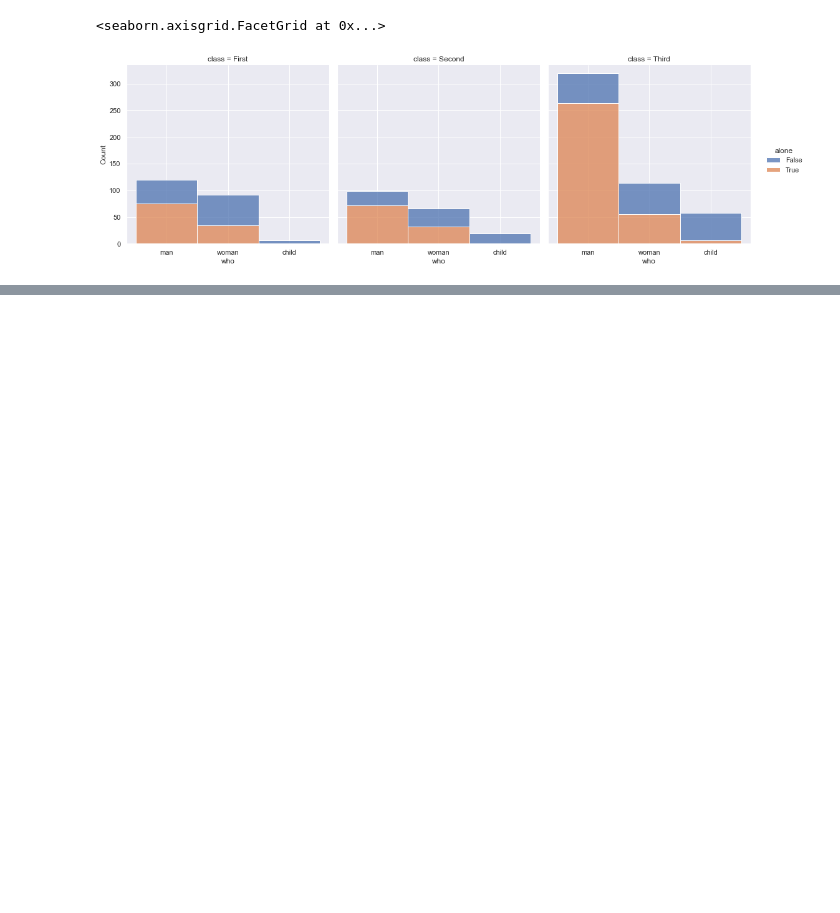
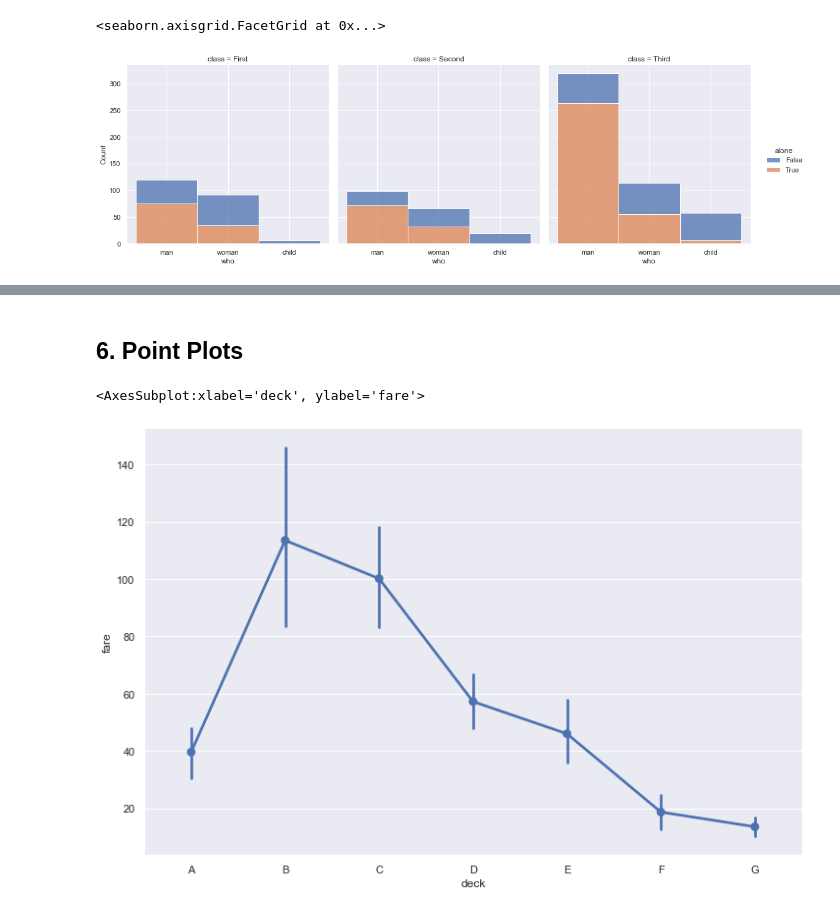
Before and after one commit to sasivatsal7122/Learn-DataVisulization-WithMe, a Jupyter notebook: DataVisulaization-Pt-2--SEABORN(1).ipynb, the cells around one changed output, grey strips where cells are left out. Saved outputs shown, nothing was run; the diff lists cells and outputs as text; code cells hidden in the pictures; blank space fills up the shorter version.

```diff
--- a/DataVisulaization-Pt-2--SEABORN(1).ipynb
+++ b/DataVisulaization-Pt-2--SEABORN(1).ipynb
@@ -173,0 +198,14 @@ sns.displot(data=titanic_df,x='who',col='class',hue='alone',multiple='stack')
+# %% [markdown]
+## 6. Point Plots
+# %%
+# making point plot with x axis as deck and y axis as fare paid
+sns.pointplot(data=titanic_df,x='deck',y='fare')
+
+# by this plot we can say that Most of the passengers opted for Deck-B i.e Deck-B
+# has the highest fare paid among all the other decks, maybe view from Deck-B would be gr8 idk
+# People paid least for deck-g , its obvious from the above plot we can say Deck-G only has 3rd class
+# passengers. Even though Deck-A has only 1st class passengers it has relatievely lower price than Deck-D
+# what may be the reason? find out... and also conclude other things you observed in the md cell below
+# %% [output]
+<AxesSubplot:xlabel='deck', ylabel='fare'>
+[figure, added]
```
Also changed, not shown: parts of 10 cells of this notebook.
